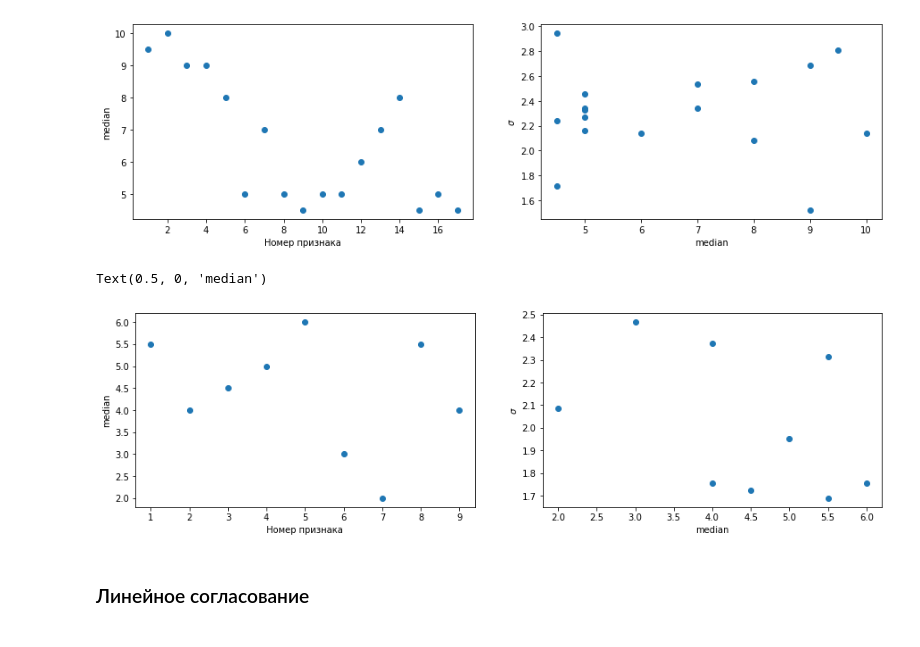
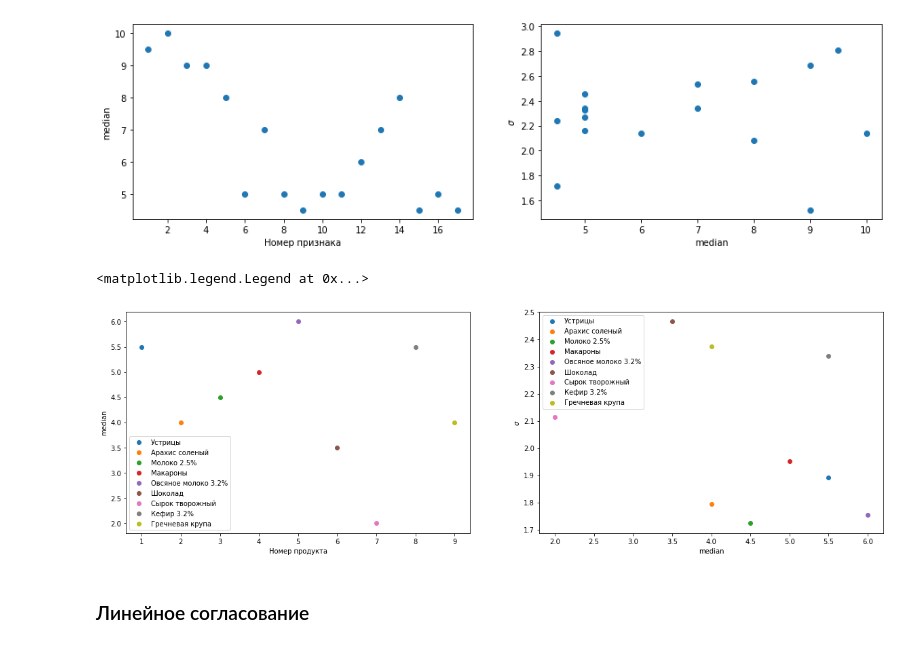
Before and after one commit to Intelligent-Systems-Phystech/Ratings, a Jupyter notebook: Alsahanova Nadezhda/Alsahanova_Rating.ipynb, the cells around one changed output. Drawn from its saved outputs; the diff is of its cells as text; code cells hidden in the pictures.

```diff
--- a/Alsahanova Nadezhda/Alsahanova_Rating.ipynb
+++ b/Alsahanova Nadezhda/Alsahanova_Rating.ipynb
@@ -53,7 +53,7 @@ A = df.iloc[:,6:].values
 # %%
 from sklearn.impute import KNNImputer
 
-imputer = KNNImputer(n_neighbors=3)
+imputer = KNNImputer(n_neighbors=2)
 A_f = np.round(imputer.fit_transform(A[:,:-5].T).T)
 A_f = np.concatenate((A[:,-5:], A_f), axis=1)
 A = np.concatenate((A[:,-5:], A[:,:-5]), axis=1)
@@ -249,16 +289,19 @@ Text(0.5, 0, 'median')
 # %%
 std_q = A_f[:,5:].std(axis=1)
 mean_q = np.median(A_f[:,5:],axis=1)
-fig,ax = plt.subplots(1,2,figsize=(15,4))
-ax[0].scatter(np.arange(1,10), mean_q,label='mean')
-ax[0].set_xlabel(r'Номер признака')
+fig,ax = plt.subplots(1,2,figsize=(20,6))
+for k in range(9):
+    ax[0].scatter(np.arange(1,10)[k],mean_q[k],label=obj[k])
+    ax[1].scatter(mean_q[k], std_q[k],label=obj[k])
+ax[0].set_xlabel(r'Номер продукта')
 ax[0].set_ylabel(r'median')
-ax[1].scatter(mean_q, std_q,label='std')
 ax[1].set_ylabel(r'$\sigma$')
 ax[1].set_xlabel(r'median')
+ax[0].legend()
+ax[1].legend()
 # %% [output]
-Text(0.5, 0, 'median')
+<matplotlib.legend.Legend at 0x...>
-[figure, old version]
+[figure, new version]
 # %% [markdown]
 ### Линейное согласование
 # %% [markdown]
```
Also changed, not shown: parts of 17 cells of this notebook, 1 other file.
